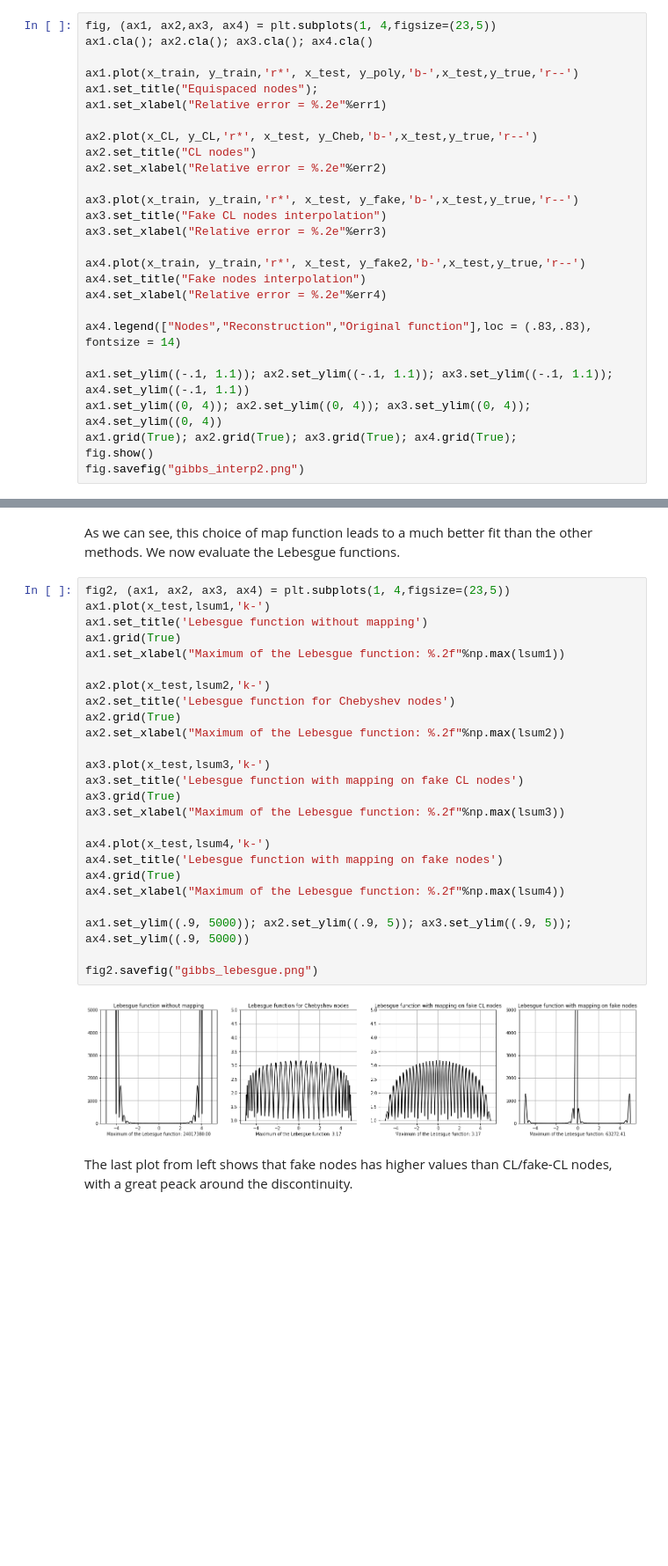
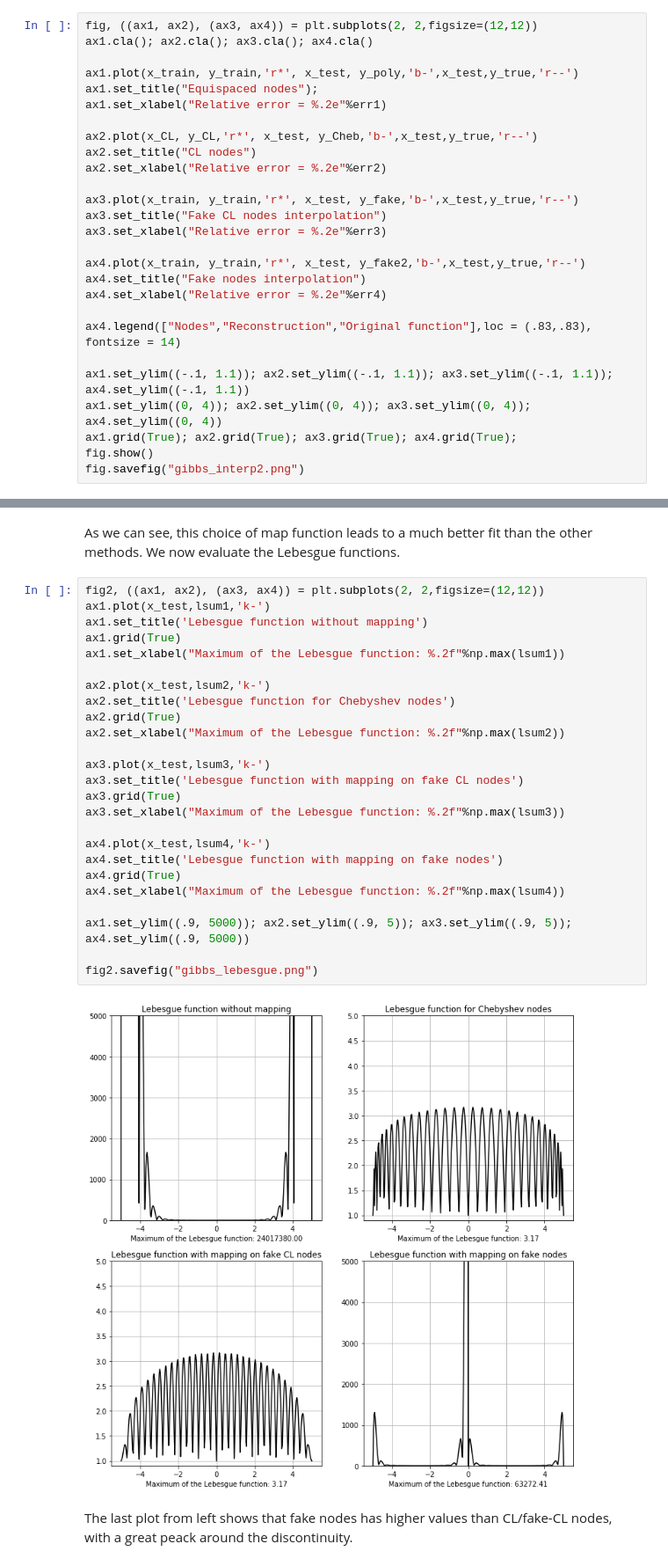
Before and after one commit to pog87/FakeNodes, a Jupyter notebook: Gibbs.ipynb, the cells around one changed output, grey strips where cells are left out. Shown: that part at 88% size. Saved outputs shown, nothing was run; the diff lists cells and outputs as text; blank space fills up the shorter version.

```diff
--- a/Gibbs.ipynb
+++ b/Gibbs.ipynb
@@ -114,7 +114,7 @@ y_fake2 = lagrange_interp(S2(x_test), S2(x_train), y_train)
 err4 = np.linalg.norm(y_true-y_fake2,2)/np.linalg.norm(y_true,2)
 lsum4 = lebesgue(S2(x_train),S2(x_test))
 # %%
-fig, (ax1, ax2,ax3, ax4) = plt.subplots(1, 4,figsize=(23,5))
+fig, ((ax1, ax2), (ax3, ax4)) = plt.subplots(2, 2,figsize=(12,12))
 ax1.cla(); ax2.cla(); ax3.cla(); ax4.cla()
 
 ax1.plot(x_train, y_train,'r*', x_test, y_poly,'b-',x_test,y_true,'r--')
@@ -145,31 +145,31 @@ fig.savefig("gibbs_interp2.png")
 # %% [markdown]
 As we can see, this choice of map function leads to a much better fit than the other methods. We now evaluate the Lebesgue functions.
 # %%
-fig2, (ax1, ax2, ax3, ax4) = plt.subplots(1, 4,figsize=(23,5))
+fig2, ((ax1, ax2), (ax3, ax4)) = plt.subplots(2, 2,figsize=(12,12))
 ax1.plot(x_test,lsum1,'k-')
 ax1.set_title('Lebesgue function without mapping')
 ax1.grid(True)
 ax1.set_xlabel("Maximum of the Lebesgue function: %.2f"%np.max(lsum1))
 
 ax2.plot(x_test,lsum2,'k-')
 ax2.set_title('Lebesgue function for Chebyshev nodes')
 ax2.grid(True)
 ax2.set_xlabel("Maximum of the Lebesgue function: %.2f"%np.max(lsum2))
 
 ax3.plot(x_test,lsum3,'k-')
 ax3.set_title('Lebesgue function with mapping on fake CL nodes')
 ax3.grid(True)
 ax3.set_xlabel("Maximum of the Lebesgue function: %.2f"%np.max(lsum3))
 
 ax4.plot(x_test,lsum4,'k-')
 ax4.set_title('Lebesgue function with mapping on fake nodes')
 ax4.grid(True)
 ax4.set_xlabel("Maximum of the Lebesgue function: %.2f"%np.max(lsum4))
 
 ax1.set_ylim((.9, 5000)); ax2.set_ylim((.9, 5)); ax3.set_ylim((.9, 5)); ax4.set_ylim((.9, 5000))
 
 fig2.savefig("gibbs_lebesgue.png")
 # %% [output]
-[figure, old version]
+[figure, new version]
 # %% [markdown]
 The last plot from left shows that fake nodes has higher values than CL/fake-CL nodes, with a great peack around the discontinuity.
```
Also changed, not shown: parts of 3 cells of this notebook, 4 other files.
